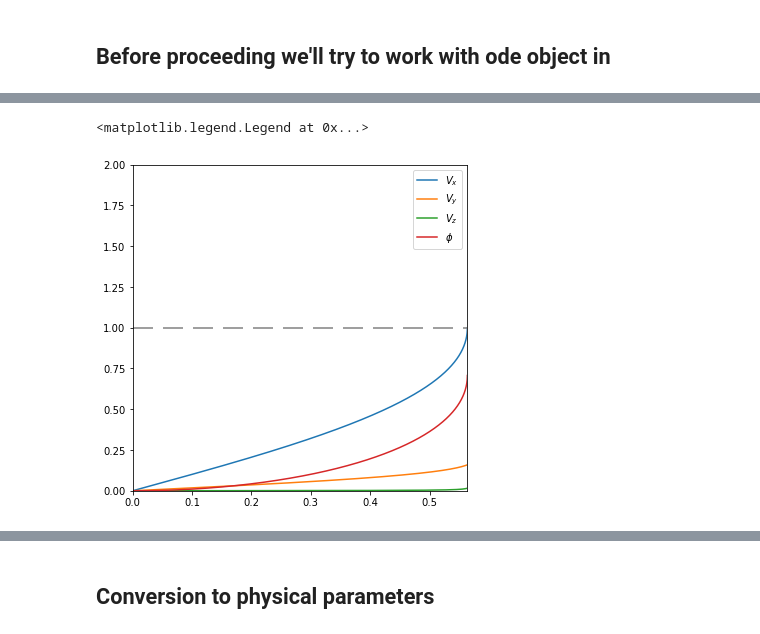
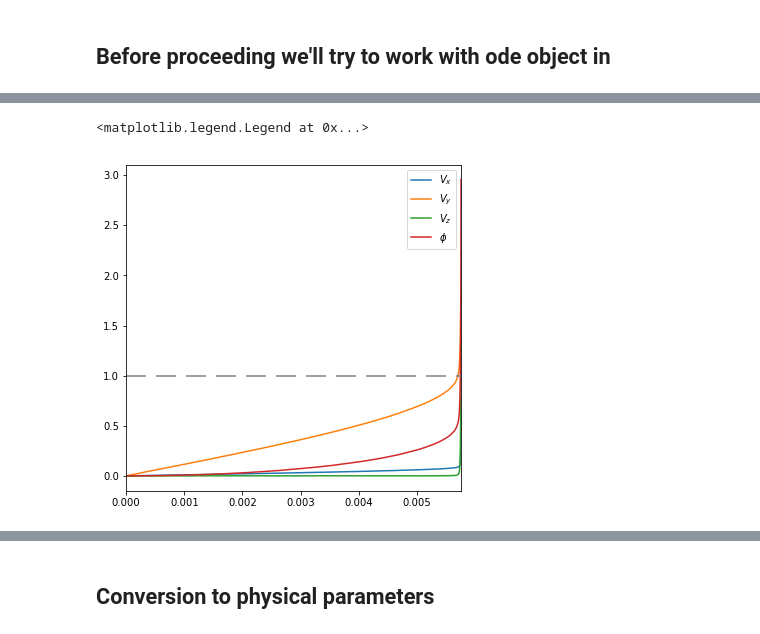
Before and after one commit to khaziev/sheath-models, a Jupyter notebook: zimmerman-sheath-prototype/zimmerman.ipynb, the cells around one changed output, grey strips where cells are left out. Cells and saved outputs as stored; diff of their text form; code cells hidden in the pictures.

Commit message:
working integrator for omega <= 100

```diff
--- a/zimmerman-sheath-prototype/zimmerman.ipynb
+++ b/zimmerman-sheath-prototype/zimmerman.ipynb
@@ -70,4 +70,4 @@ params = {'omega': 1, 'alpha': 20 *np.pi/180, 'tau':1e1, 'delta': 1}
 
 y0 = np.array([1e-6, 0, 0, 0])
 
-soln, x = odeint_zimmerman(zimmerman_func, y0, params, dx=1e-6)
+soln, x = odeint_zimmerman(zimmerman_func, y0, params, dx=1e-7)
@@ -173,12 +175,18 @@ def zimmerman_solve(func, params, y0 = np.array([1e-3, 1e-3, 1e-3, 1e-3]), x0=0,
 
         soln = integrator.integrate(time)
 
-        x.append(time)
-        y.append(soln)
+        if integrator.successful():
 
-        steps.append(dx)
+            x.append(time)
+            y.append(soln)
 
-        dx = dynamic_stepping(y[-1], y[-2], dx)
+            steps.append(dx)
+
+            dx = dynamic_stepping(y[-1], y[-2], dx)
+        else:
+            integrator = ode(func).set_integrator('dop853', nsteps=nsteps)
+            integrator.set_initial_value(y0, x0).set_f_params(params)
+            integrator.t = time
 
         #print(y[-1], y[-2])
 
@@ -194,29 +284,35 @@ def zimmerman_solve(func, params, y0 = np.array([1e-3, 1e-3, 1e-3, 1e-3]), x0=0,
 # %%
-params = {'omega': 1, 'alpha': 80 *np.pi/180, 'tau': 100, 'delta': 1}
+params = {'omega': 20, 'alpha': 5 *np.pi/180, 'tau': 10000, 'delta': 10}
+
+#4.444444	3.593814	10000.0
+#17.777778	0.000000	10000.0
+
+#5	0.00	10000.0
+
 #params = {'omega': 1, 'alpha': 20 *np.pi/180, 'tau':1, 'delta': 10}
 
-#y0 = np.array([1e-2, 1e-2, 1e-2, 1e-2])
-y0 = np.array([1e-6, 1e-6, 1e-6, 1e-6])
+y0 = 1e-4 *np.ones(4)
+#y0 = np.array([1e-6, 1e-6, 1e-6, 1e-6])
 
 x, y, steps = zimmerman_solve(zimmerman_func_i, params, dx=1e-6, y0=y0)
 
 fig, ax = plt.subplots(figsize=(6,6))
 
 # plt.semilogx(x, y[:,0], label=r'$V_x$')
 # plt.semilogx(x, y[:,1], label=r'$V_y$')
 # plt.semilogx(x, y[:,2], label=r'$V_z$')
 # plt.semilogx(x, y[:,3], label=r'$\phi$')
 
 plt.plot(x, y[:,0], label=r'$V_x$')
 plt.plot(x, y[:,1], label=r'$V_y$')
 plt.plot(x, y[:,2], label=r'$V_z$')
 plt.plot(x, y[:,3], label=r'$\phi$')
-plt.ylim(0, 2)
+#plt.ylim(0, 2)
 
 plt.plot([0, 100], [1, 1], color='gray', dashes=[10, 5])
 plt.xlim(0, max(x))
 
 plt.legend()
 # %% [output]
 <matplotlib.legend.Legend at 0x...>
-[figure, old version]
+[figure, new version]
```
Also changed, not shown: parts of 11 cells of this notebook, 2 other files.
